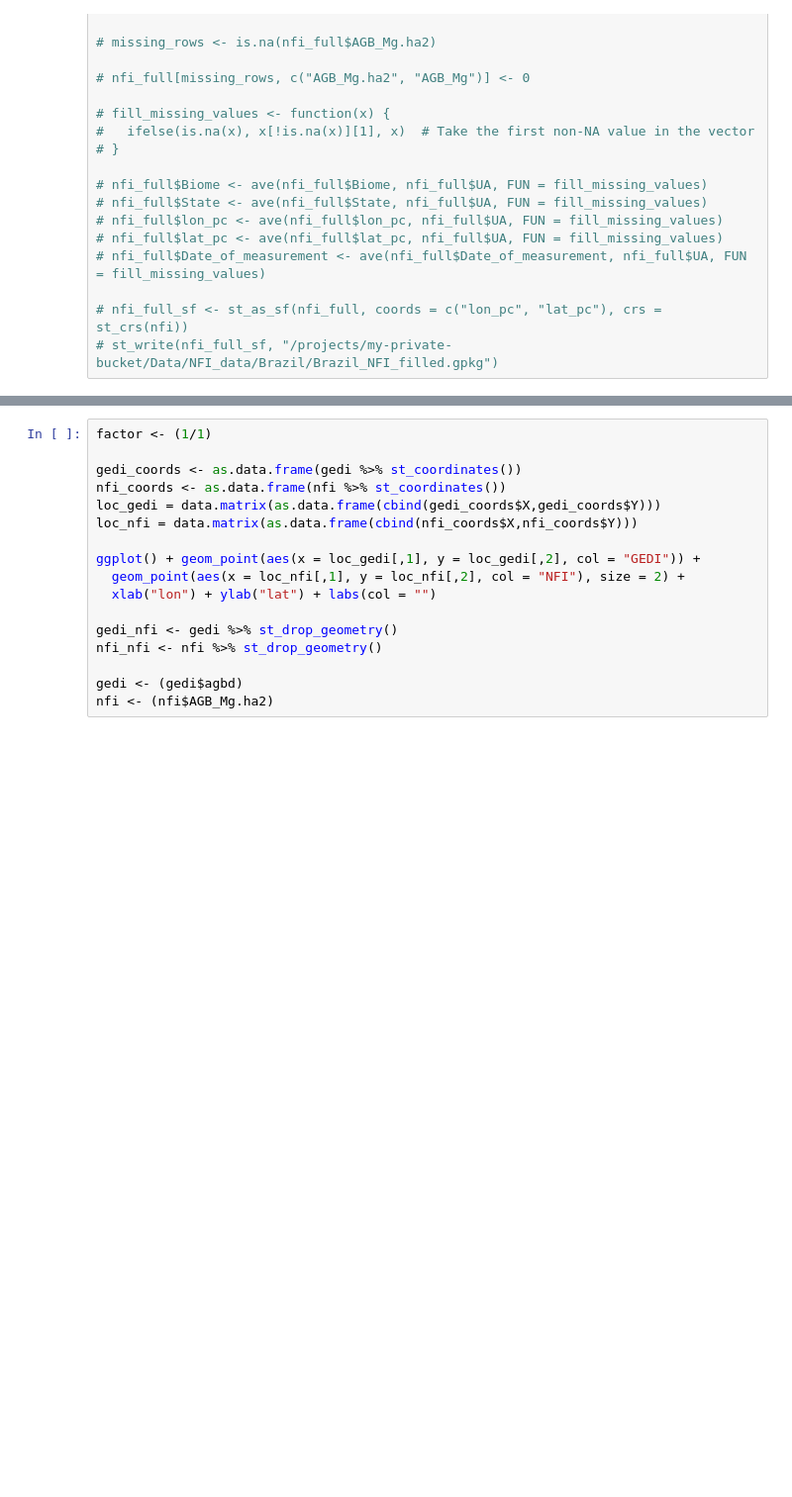
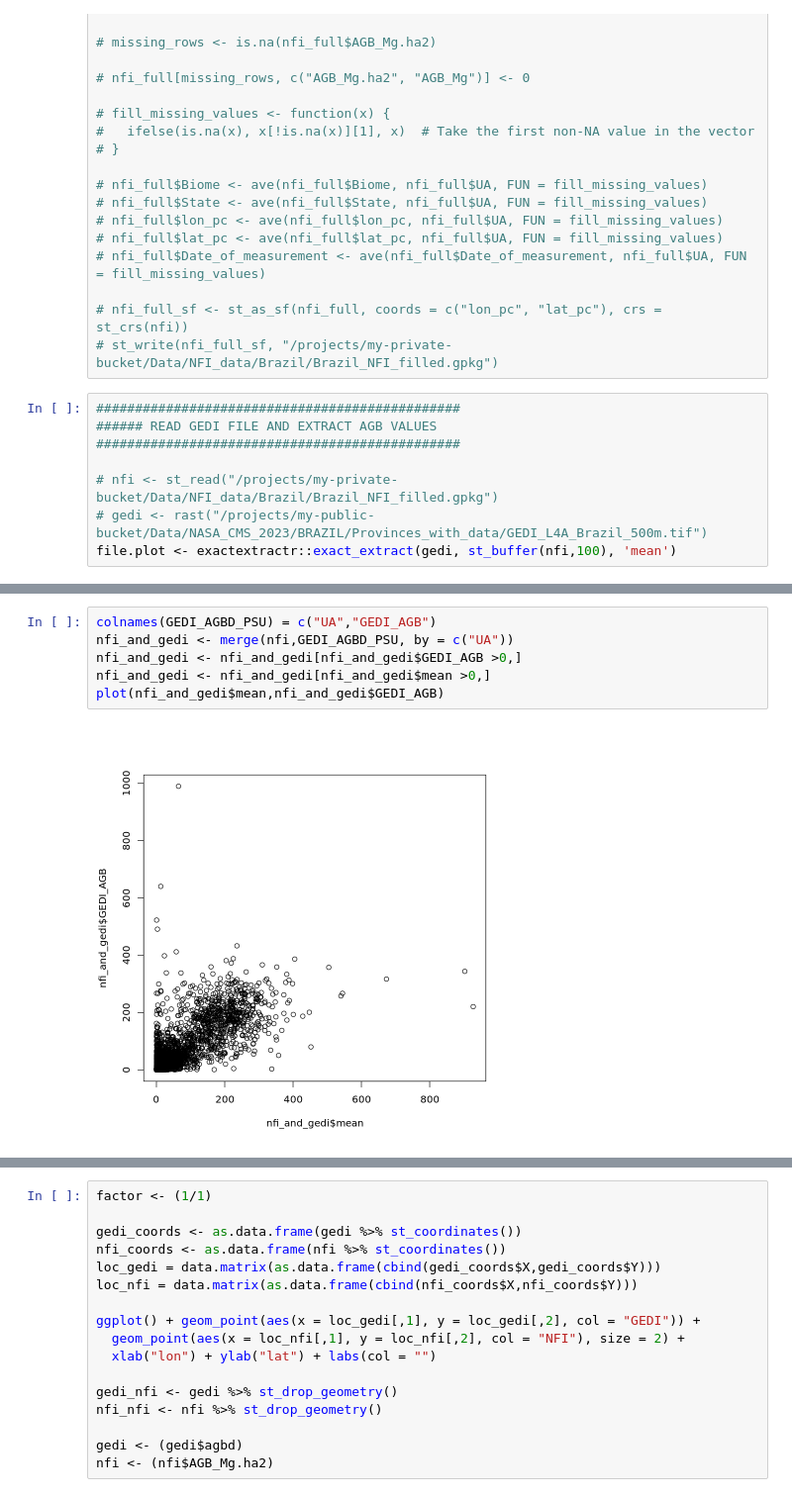
Before and after one commit to CEOSBiomassHarmonization/NASA_CMS, a Jupyter notebook: NASA_CMS_2023/Brazil/Brazil_INLA.ipynb, the cells around one changed output, grey strips where cells are left out. Shown at 99% size. Saved outputs shown, nothing was run; the diff lists cells and outputs as text; blank space fills up the shorter version.

Commit message:
Brazil

```diff
--- a/NASA_CMS_2023/Brazil/Brazil_INLA.ipynb
+++ b/NASA_CMS_2023/Brazil/Brazil_INLA.ipynb
@@ -106,3 +96,11 @@ ERROR: Error in library(fields): there is no package called ‘fields’
 
 # nfi_full_sf <- st_as_sf(nfi_full, coords = c("lon_pc", "lat_pc"), crs = st_crs(nfi))
 # st_write(nfi_full_sf, "/projects/my-private-bucket/Data/NFI_data/Brazil/Brazil_NFI_filled.gpkg")
+# %%
+###############################################
+###### READ GEDI FILE AND EXTRACT AGB VALUES
+###############################################
+
+# nfi <- st_read("/projects/my-private-bucket/Data/NFI_data/Brazil/Brazil_NFI_filled.gpkg")
+# gedi <- rast("/projects/my-public-bucket/Data/NASA_CMS_2023/BRAZIL/Provinces_with_data/GEDI_L4A_Brazil_500m.tif")
+file.plot <- exactextractr::exact_extract(gedi, st_buffer(nfi,100), 'mean')
@@ -129,0 +143,8 @@ ERROR: Error in library(fields): there is no package called ‘fields’
+# %%
+colnames(GEDI_AGBD_PSU) = c("UA","GEDI_AGB")
+nfi_and_gedi <- merge(nfi,GEDI_AGBD_PSU, by = c("UA"))
+nfi_and_gedi <- nfi_and_gedi[nfi_and_gedi$GEDI_AGB >0,]
+nfi_and_gedi <- nfi_and_gedi[nfi_and_gedi$mean >0,]
+plot(nfi_and_gedi$mean,nfi_and_gedi$GEDI_AGB)
+# %% [output]
+[figure, added]
```
Also changed, not shown: parts of 16 cells of this notebook, 1 other file.
